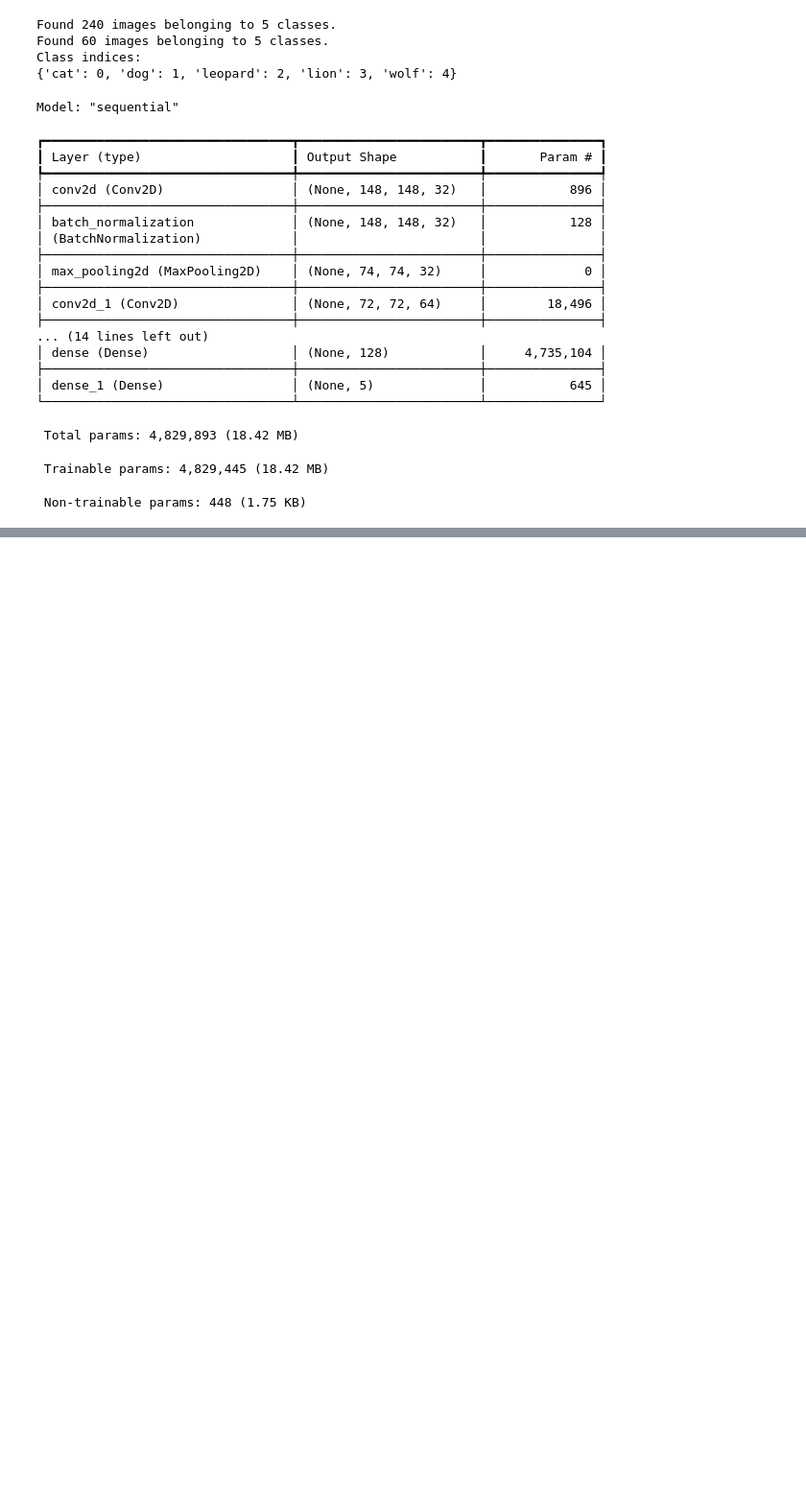
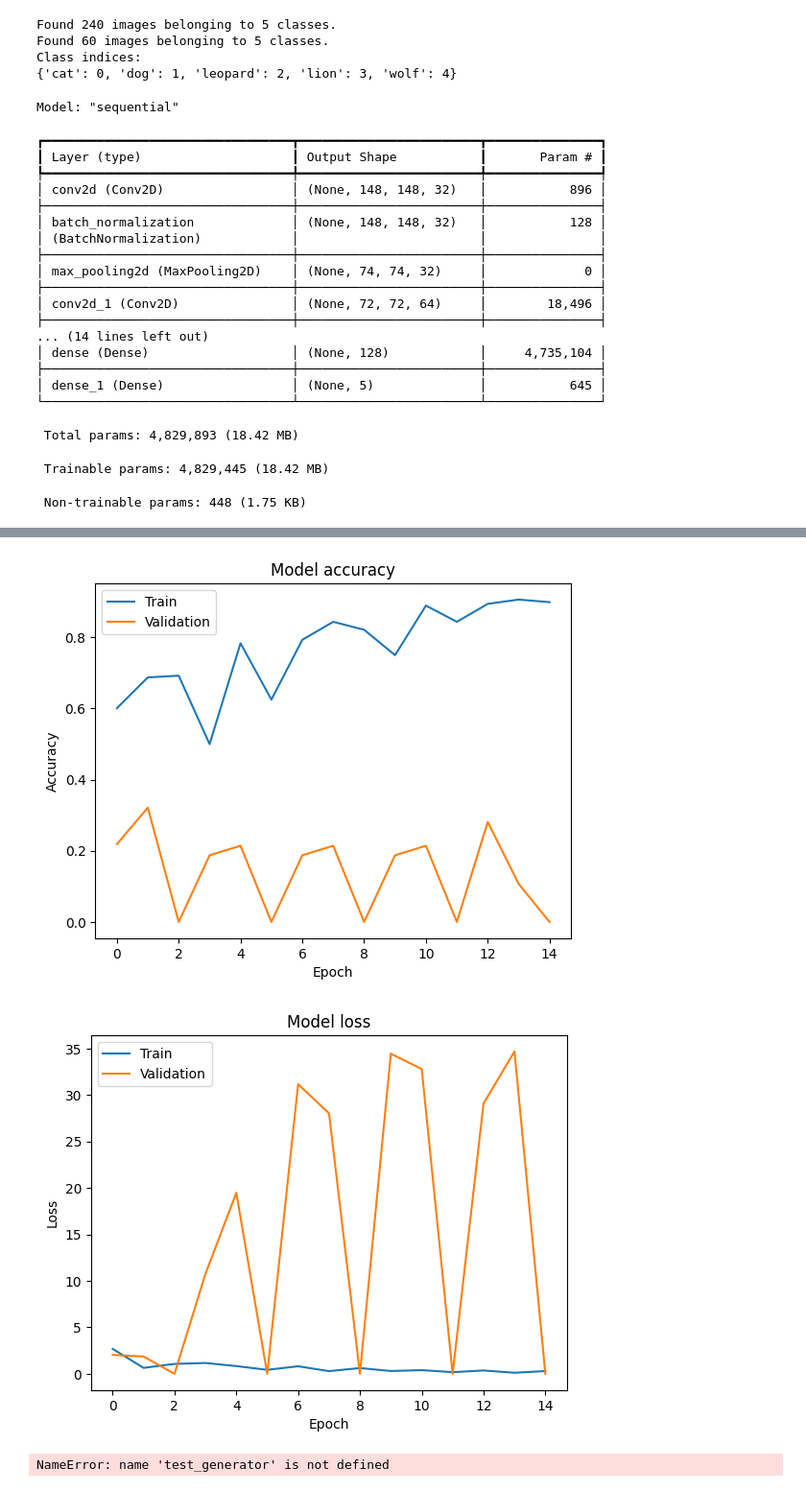
Before and after one commit to joshIsac/DeepLearningLab, a Jupyter notebook: DL__lab5_CNN.ipynb, the cells around one changed output, grey strips where cells are left out. Shown at 96% size. Drawn from its saved outputs; the diff is of its cells as text; code cells hidden in the pictures; blank space fills up the shorter version.

```diff
--- a/DL__lab5_CNN.ipynb
+++ b/DL__lab5_CNN.ipynb
@@ -208,0 +205,51 @@ Epoch 15/15
+# %%
+
+
+import matplotlib.pyplot as plt
+
+# Plot training & validation accuracy values
+plt.plot(history.history['accuracy'])
+plt.plot(history.history['val_accuracy'])
+plt.title('Model accuracy')
+plt.ylabel('Accuracy')
+plt.xlabel('Epoch')
+plt.legend(['Train', 'Validation'], loc='upper left')
+plt.show()
+
+# Plot training & validation loss values
+plt.plot(history.history['loss'])
+plt.plot(history.history['val_loss'])
+plt.title('Model loss')
+plt.ylabel('Loss')
+plt.xlabel('Epoch')
+plt.legend(['Train', 'Validation'], loc='upper left')
+plt.show()
+# %% [output]
+[figure, added]
+[figure, added]
+# %%
+
+
+from sklearn.metrics import confusion_matrix
+import numpy as np
+
+# Predict classes for the test set
+y_pred = np.argmax(model.predict(test_generator), axis=-1)
+
+# Get true classes for the test set
+y_true = test_generator.classes
+
+# Compute confusion matrix
+conf_matrix = confusion_matrix(y_true, y_pred)
+
+# Visualize confusion matrix
+import seaborn as sns
+
+plt.figure(figsize=(8, 6))
+sns.heatmap(conf_matrix, annot=True, fmt='d', cmap='Blues')
+plt.xlabel('Predicted labels')
+plt.ylabel('True labels')
+plt.title('Confusion Matrix')
+plt.show()
+# %% [output]
+NameError: name 'test_generator' is not defined
```
Also changed, not shown: parts of 1 cell of this notebook.
